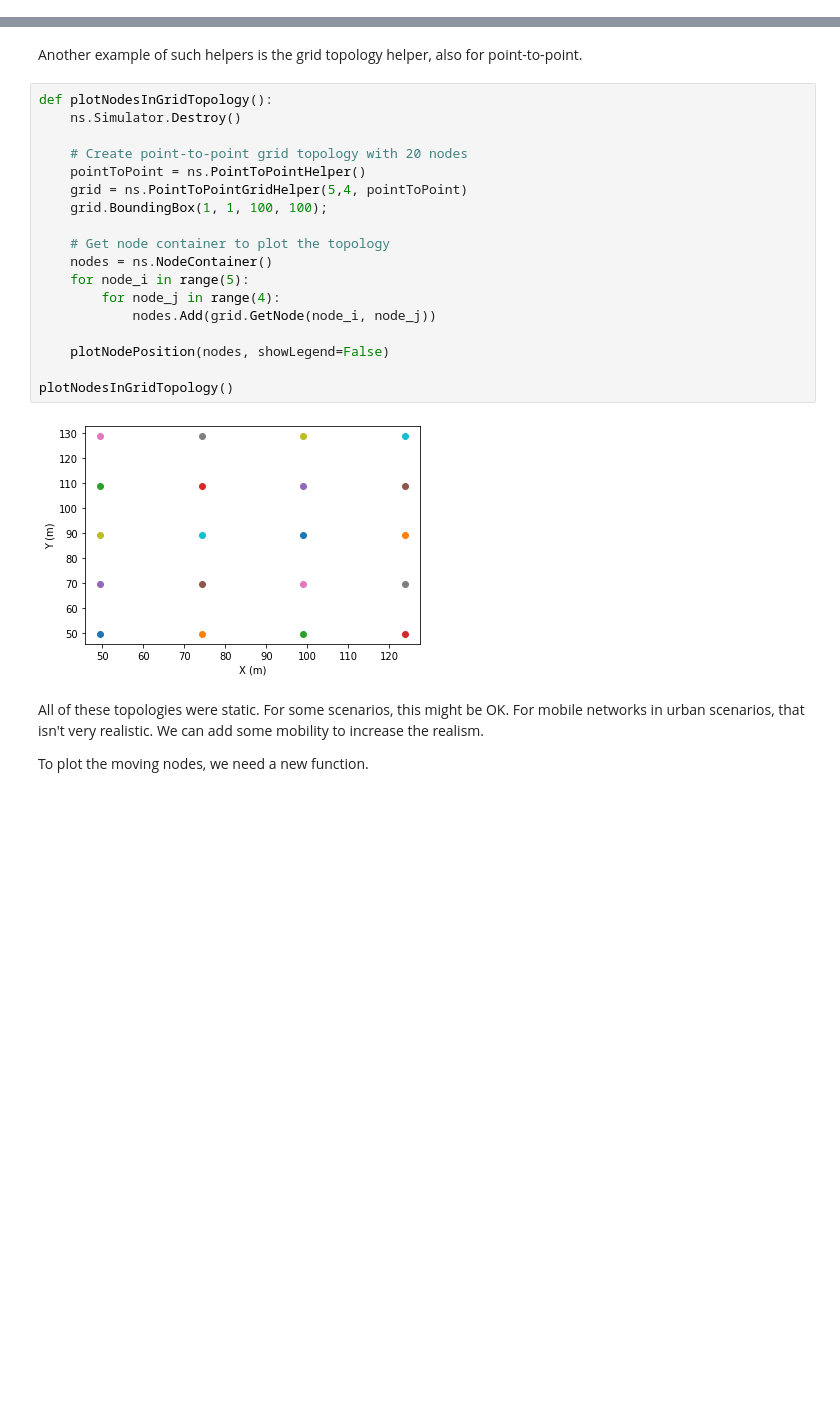
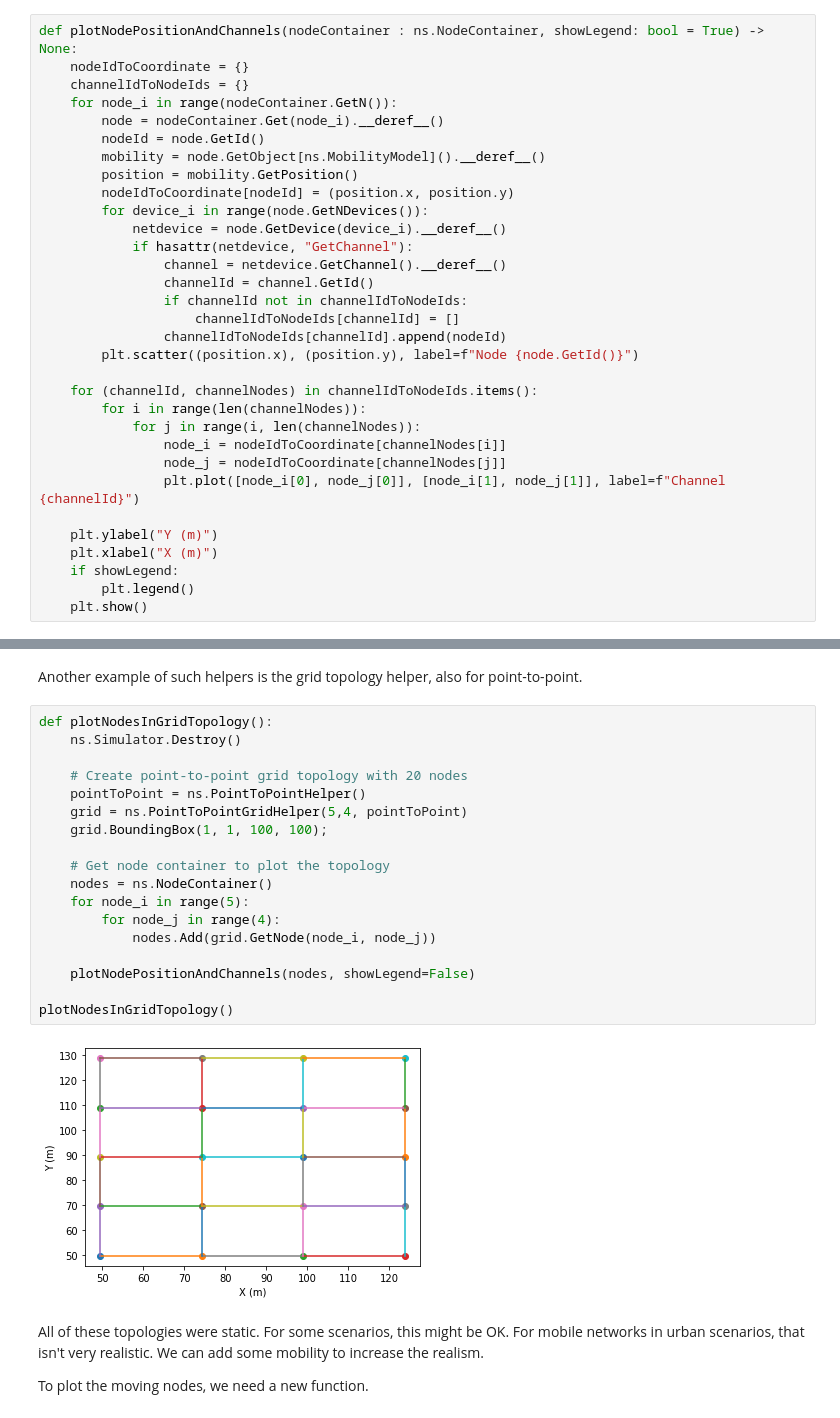
Before and after one commit to Gabrielcarvfer/Redes-de-Computadores-UnB, a Jupyter notebook: 060_topologia_de_rede_e_mobilidade.ipynb, the cells around one changed output, grey strips where cells are left out. Saved outputs shown, nothing was run; the diff lists cells and outputs as text; blank space fills up the shorter version.

```diff
--- a/060_topologia_de_rede_e_mobilidade.ipynb
+++ b/060_topologia_de_rede_e_mobilidade.ipynb
@@ -88 +91,33 @@ plotNodesInCircleTopology()
+# %%
+def plotNodePositionAndChannels(nodeContainer : ns.NodeContainer, showLegend: bool = True) -> None:
+    nodeIdToCoordinate = {}
+    channelIdToNodeIds = {}
+    for node_i in range(nodeContainer.GetN()):
+        node = nodeContainer.Get(node_i).__deref__()
+        nodeId = node.GetId()
+        mobility = node.GetObject[ns.MobilityModel]().__deref__()
+        position = mobility.GetPosition()
+        nodeIdToCoordinate[nodeId] = (position.x, position.y)
+        for device_i in range(node.GetNDevices()):
+            netdevice = node.GetDevice(device_i).__deref__()
+            if hasattr(netdevice, "GetChannel"):
+                channel = netdevice.GetChannel().__deref__()
+                channelId = channel.GetId()
+                if channelId not in channelIdToNodeIds:
+                    channelIdToNodeIds[channelId] = []
+                channelIdToNodeIds[channelId].append(nodeId)
+        plt.scatter((position.x), (position.y), label=f"Node {node.GetId()}")
+
+    for (channelId, channelNodes) in channelIdToNodeIds.items():
+        for i in range(len(channelNodes)):
+            for j in range(i, len(channelNodes)):
+                node_i = nodeIdToCoordinate[channelNodes[i]]
+                node_j = nodeIdToCoordinate[channelNodes[j]]
+                plt.plot([node_i[0], node_j[0]], [node_i[1], node_j[1]], label=f"Channel {channelId}")
+
+    plt.ylabel("Y (m)")
+    plt.xlabel("X (m)")
+    if showLegend:
+        plt.legend()
+    plt.show()
 # %% [markdown]
@@ -112,23 +149,23 @@ Another example of such helpers is the grid topology helper, also for point-to-p
 # %%
 def plotNodesInGridTopology():
     ns.Simulator.Destroy()
 
     # Create point-to-point grid topology with 20 nodes
     pointToPoint = ns.PointToPointHelper()
     grid = ns.PointToPointGridHelper(5,4, pointToPoint)
     grid.BoundingBox(1, 1, 100, 100);
 
     # Get node container to plot the topology
     nodes = ns.NodeContainer()
     for node_i in range(5):
         for node_j in range(4):
             nodes.Add(grid.GetNode(node_i, node_j))
 
-    plotNodePosition(nodes, showLegend=False)
+    plotNodePositionAndChannels(nodes, showLegend=False)
 
 plotNodesInGridTopology()
 # %% [output]
-[figure, old version]
+[figure, new version]
 # %% [markdown]
 All of these topologies were static.
 For some scenarios, this might be OK.
```
Also changed, not shown: parts of 4 cells of this notebook.
